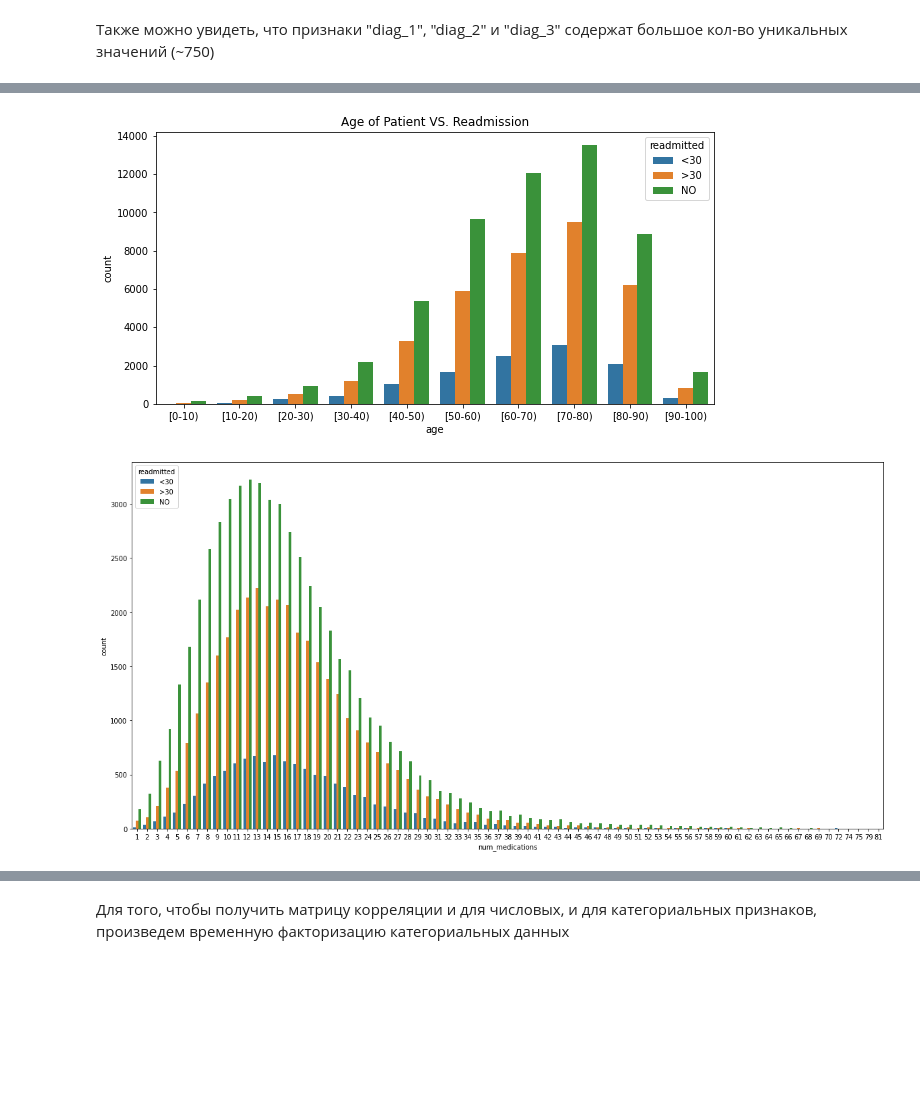
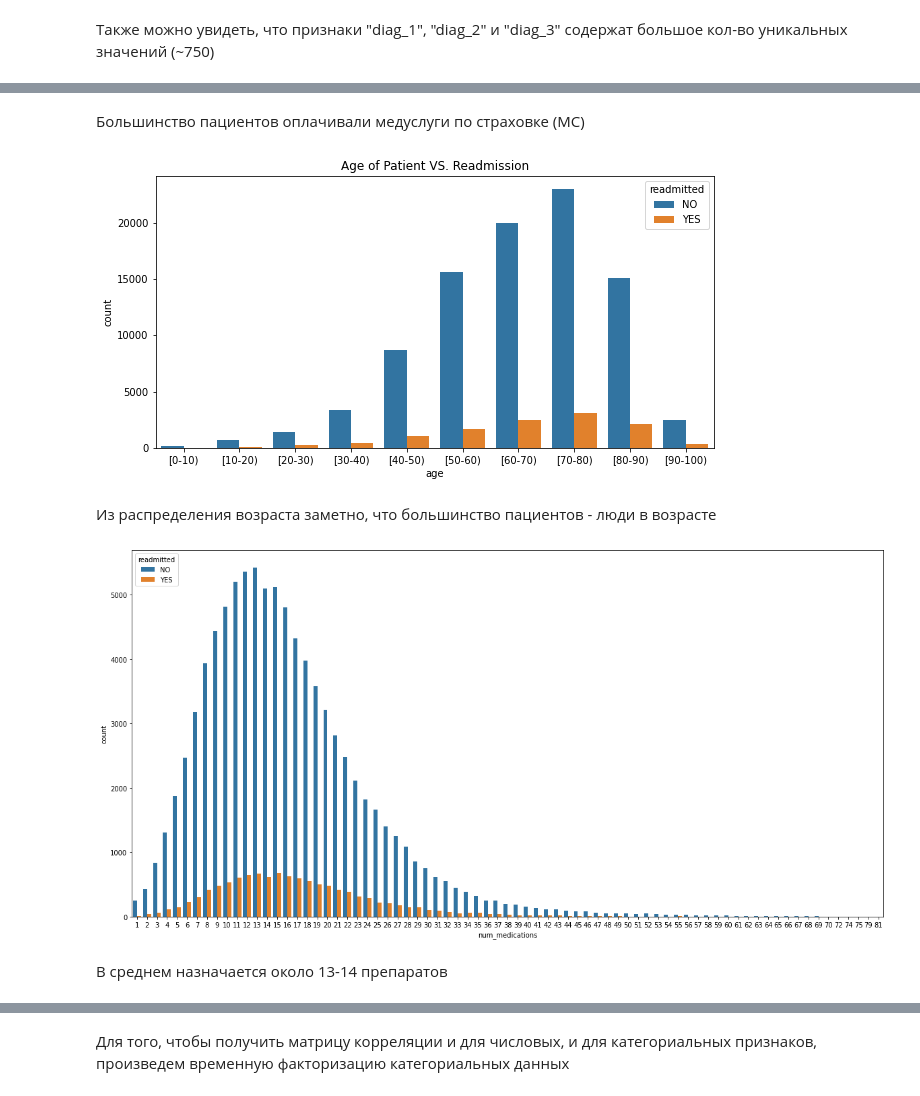
Before and after one commit to TheSanchouz/diabetes_patient_readmission, a Jupyter notebook: notebook.ipynb, the cells around one changed output, grey strips where cells are left out. Drawn from its saved outputs; the diff is of its cells as text; code cells hidden in the pictures; blank space fills up the shorter version.

```diff
--- a/notebook.ipynb
+++ b/notebook.ipynb
@@ -100,3 +120,6 @@ df.head(10).T
+# %%
+df['readmitted'] = df['readmitted'].replace('<30', 'YES')
+df['readmitted'] = df['readmitted'].replace('>30', 'NO')
 # %% [markdown]
 # Анализ данных
 # %% [markdown]
@@ -149,2 +182,2 @@ dtype: object
 # %%
-df.drop(['patient_nbr', 'encounter_id'], axis=1, inplace=True)
+df.drop(['encounter_id', 'patient_nbr'], axis=1, inplace=True)
@@ -187,15 +241,21 @@ pass
+# %% [markdown]
+Большинство пациентов оплачивали медуслуги по страховке (MC)
 # %%
-fig = plt.figure(figsize=(10, 5))
+plt.figure(figsize=(10, 5))
 sns.countplot(x=df['age'], hue=df['readmitted']).set_title('Age of Patient VS. Readmission')
 pass
 # %% [output]
-[figure, old version]
+[figure, new version]
+# %% [markdown]
+Из распределения возраста заметно, что большинство пациентов - люди в возрасте
 # %%
 fig = plt.figure(figsize=(20, 10))
 sns.countplot(x=df['num_medications'], hue=df['readmitted'])
 pass
 # %% [output]
-[figure, old version]
+[figure, new version]
+# %% [markdown]
+В среднем назначается около 13-14 препаратов
 # %%
 plt.figure(figsize=(25, 10))
 chart = sns.countplot(x=df['medical_specialty'], hue=df['readmitted'])
```
Also changed, not shown: parts of 172 cells of this notebook.
